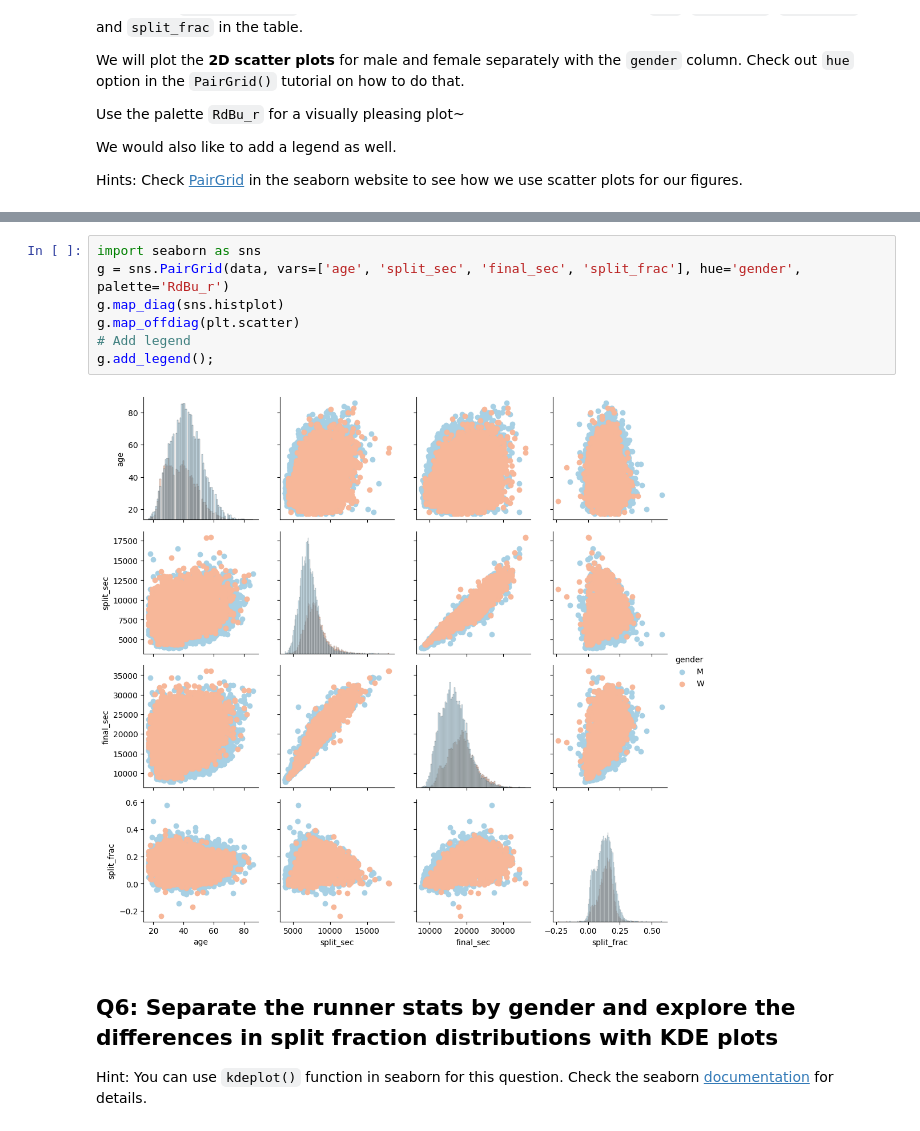
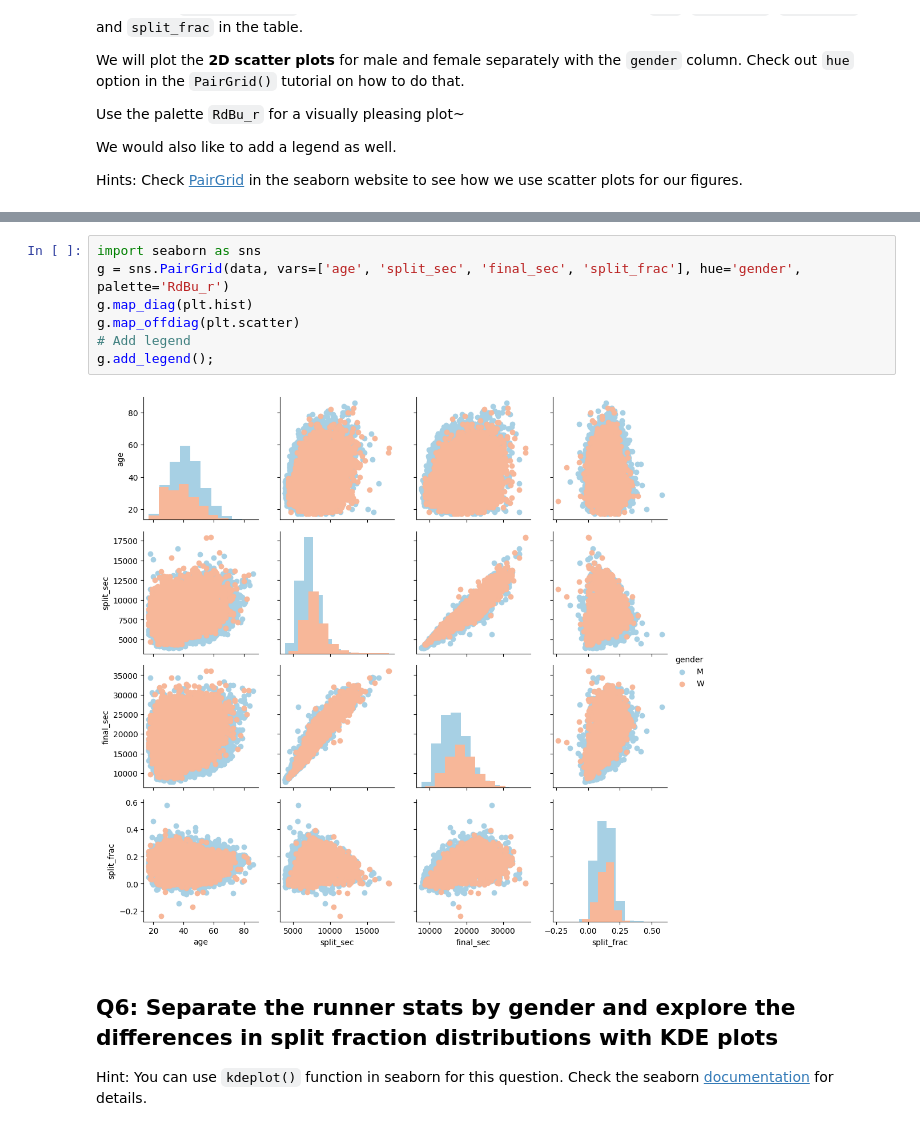
Before and after one commit to PiHau/2024_Intro_Python, a Jupyter notebook: Exercises/W4_S2.ipynb, the cells around one changed output, grey strips where cells are left out. Cells and saved outputs as stored; diff of their text form.

```diff
--- a/Exercises/W4_S2.ipynb
+++ b/Exercises/W4_S2.ipynb
@@ -131,12 +131,12 @@ Hints: Check [PairGrid](https://seaborn.pydata.org/generated/seaborn.PairGrid.ht
 # %%
 import seaborn as sns
 g = sns.PairGrid(data, vars=['age', 'split_sec', 'final_sec', 'split_frac'], hue='gender', palette='RdBu_r')
-g.map_diag(sns.histplot)
+g.map_diag(plt.hist)
 g.map_offdiag(plt.scatter)
 # Add legend
 g.add_legend();
 # %% [output]
-[figure, old version]
+[figure, new version]
 # %% [markdown]
 ## Q6: Separate the runner stats by gender and explore the differences in split fraction distributions with KDE plots
 
```
Also changed, not shown: parts of 1 cell of this notebook.
